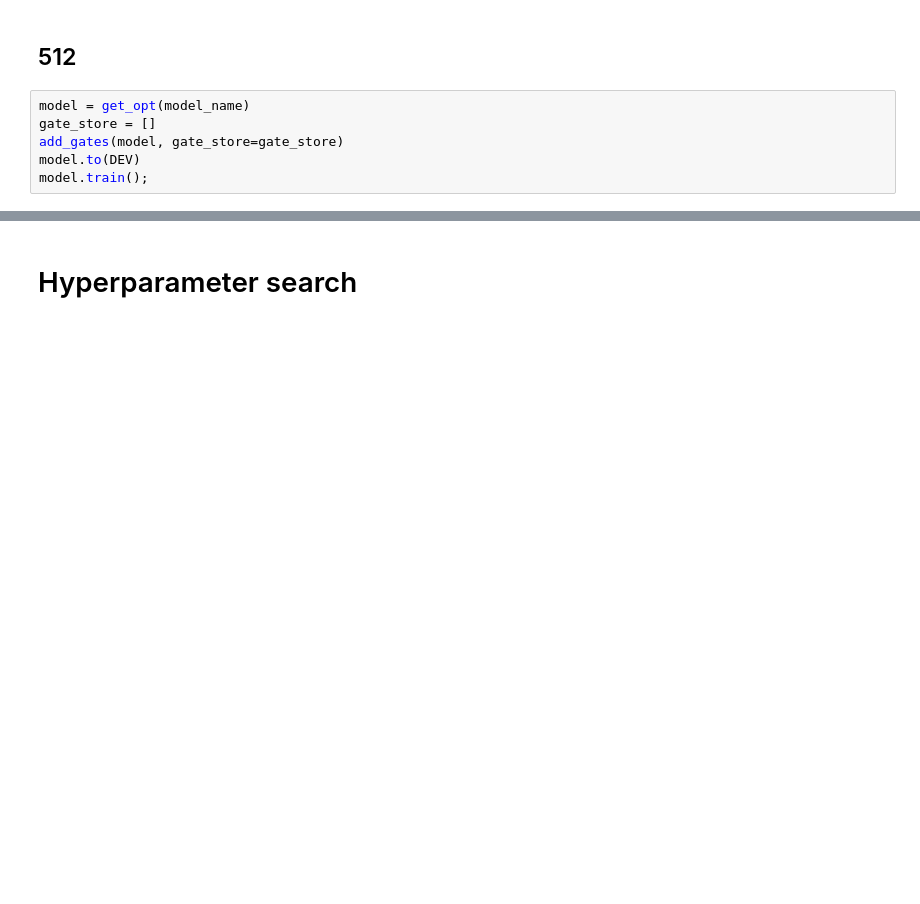
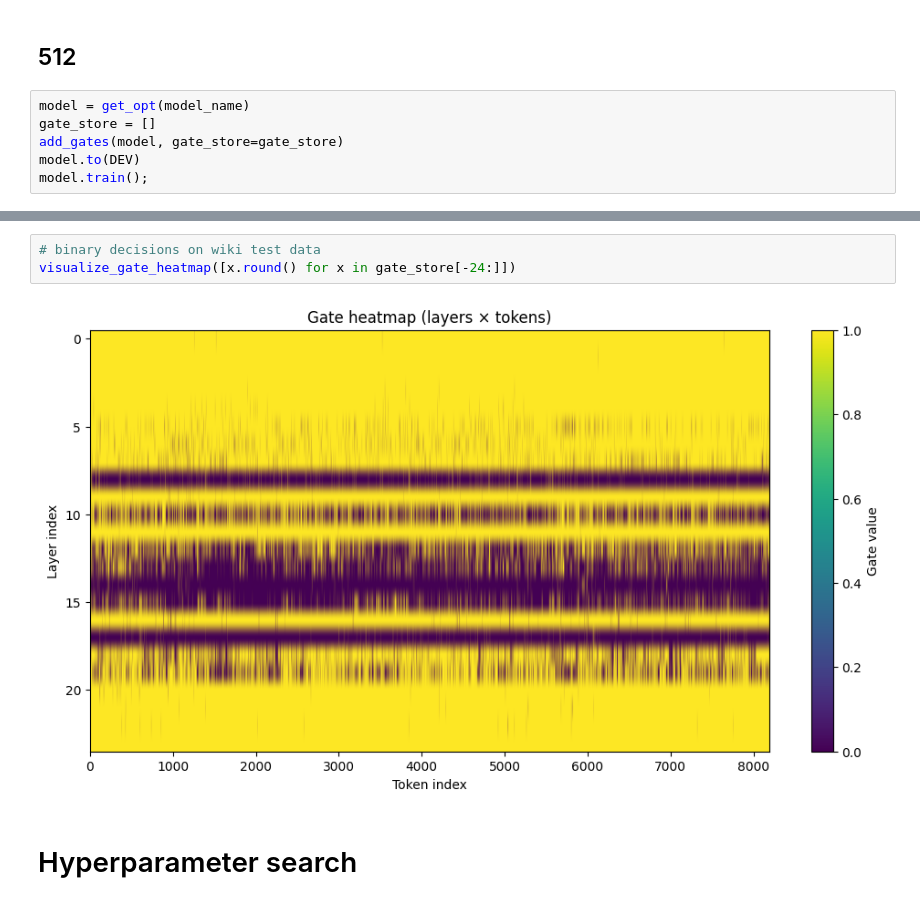
Before and after one commit to chutnakova5/Adaptive-layer-skipping, a Jupyter notebook: gates_oracle.ipynb, the cells around one changed output, grey strips where cells are left out. Saved outputs shown, nothing was run; the diff lists cells and outputs as text; blank space fills up the shorter version.

```diff
--- a/gates_oracle.ipynb
+++ b/gates_oracle.ipynb
@@ -493,3 +493,8 @@ eval_ppl(model, wiki_testloader, device=DEV)
+# %%
+# binary decisions on wiki test data
+visualize_gate_heatmap([x.round() for x in gate_store[-24:]])
+# %% [output]
+[figure, added]
 # %% [markdown]
 # Hyperparameter search
 # %%
```
Also changed, not shown: parts of 3 cells of this notebook.
